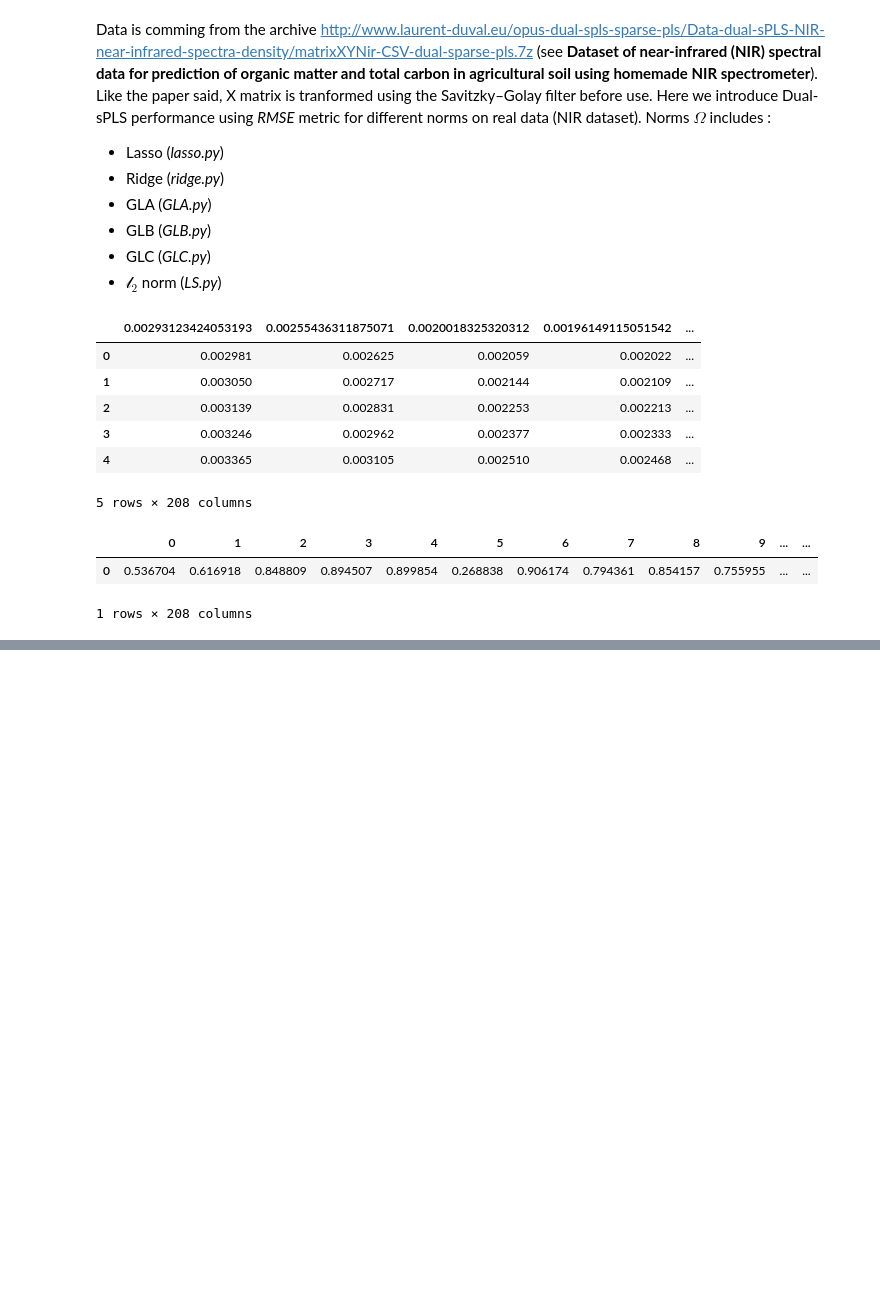
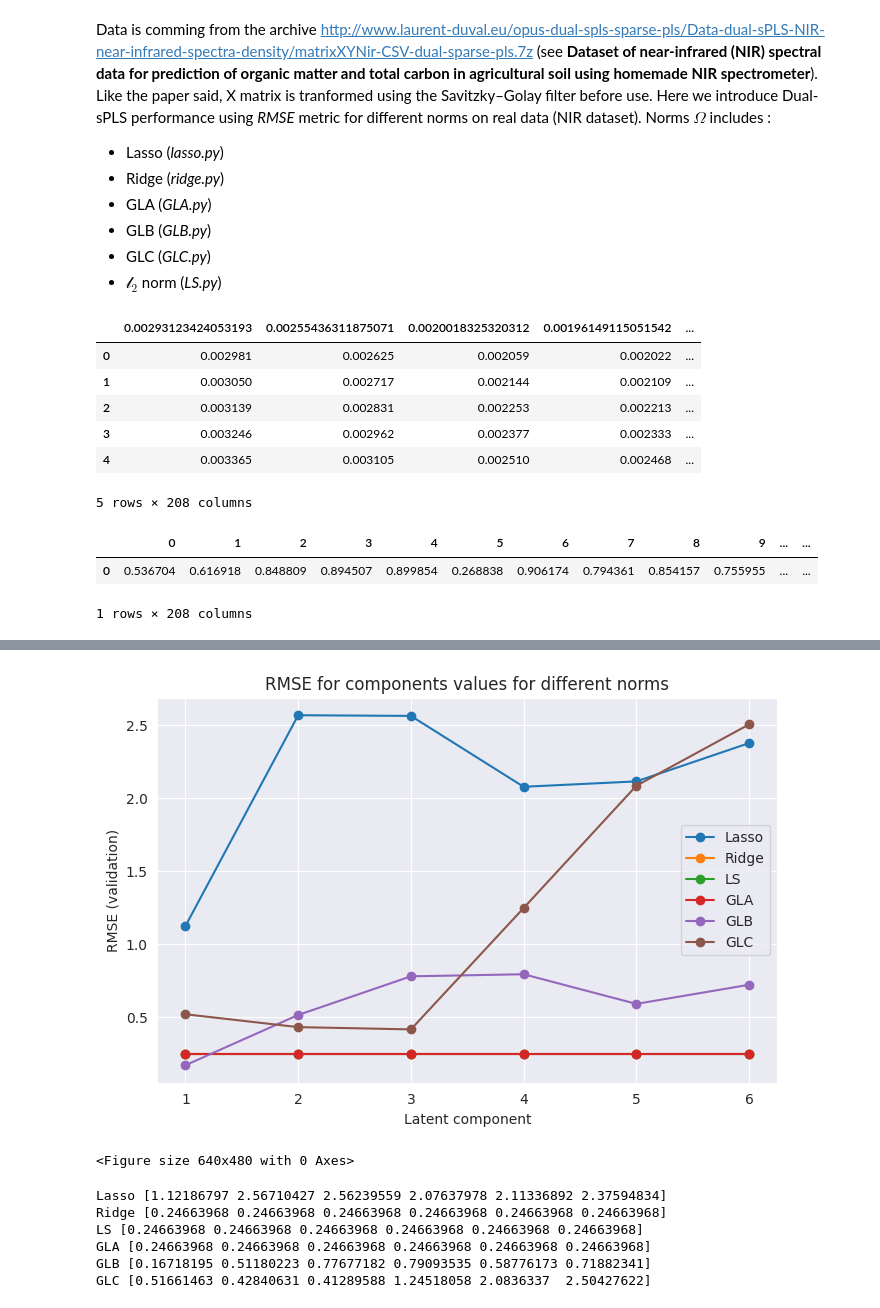
Before and after one commit to malerbe/Dual-sPLS, a Jupyter notebook: notebooks/real.ipynb, the cells around one changed output, grey strips where cells are left out. Drawn from its saved outputs; the diff is of its cells as text; code cells hidden in the pictures; blank space fills up the shorter version.

```diff
--- a/notebooks/real.ipynb
+++ b/notebooks/real.ipynb
@@ -107,9 +107,9 @@ indG = labels + 1  # 1-based groups vector
 # Sparsity params
 nG = indG.max()    # groups number. same for all GL*
 
-ppnu_grid = np.linspace(0.01, 1, 100)
+ppnu_grid = np.linspace(0.01, 1, 10)
 nu2_grid = np.logspace(-3, 1, 7)         # For Ridge
-gamma_grid = np.linspace(0.01, 1.0, 100)  # For GLC
+gamma_grid = np.linspace(0.01, 1.0, 10)  # For GLC
 # %%
 # Hyperparameter tunning using grid search and 5 fold cross - validation
 
@@ -309,17 +316,26 @@ ppnu_grid = np.linspace(0.01, 1, 100)
 nu2_grid = np.logspace(-3, 1, 7)          # For Ridge
 gamma_grid = np.linspace(0.01, 1.0, 100)  # For GLC
 
+results :
+
+Lasso | RMSE = 2.3059 | params = {'ppnu': np.float64(0.9500000000000001)}
+Ridge | RMSE = 0.2524 | params = {'ppnu': np.float64(1.0), 'nu2': np.float64(0.001)}
+LS    | RMSE = 0.2524 | params = {'ppnu': np.float64(1.0)}
+GLA   | RMSE = 0.2524 | params = {'ppnu': np.float64(0.01)}
+GLB   | RMSE = 0.6976 | params = {'ppnu': np.float64(0.99)}
+GLC   | RMSE = 0.5770 | params = {'ppnu': np.float64(1.0), 'gamma': np.float64(0.87)}
+
 Grids was dwarfed for computationnal time reasons"""
 
 params = { # From grid search
-    "Lasso": {"ppnu": 0.4},
-    "Ridge": {"ppnu": 0.5, "nu2": 0.1},
-    "LS":    {"ppnu": 0.5},
-    "GLA":   {"ppnu": np.repeat(0.4, nG)},
-    "GLB":   {"ppnu": np.repeat(0.4, nG)},
+    "Lasso": {"ppnu": 0.95},
+    "Ridge": {"ppnu": 1.0, "nu2": 0.001},
+    "LS":    {"ppnu": 1.0},
+    "GLA":   {"ppnu": np.repeat(0.2, nG)}, # 0.01
+    "GLB":   {"ppnu": np.repeat(0.99, nG)},
     "GLC":   {
-        "ppnu": np.repeat(0.4, nG),
-        "gamma": np.repeat(1/nG, nG)
+                "ppnu": np.repeat(0.8, nG), # 1.0
+                "gamma": np.repeat(1.0 / nG, nG)
     }
 }
 
@@ -402,35 +386,47 @@ plt.show()
 # %%
 # RMSE from number of latent components for different norms
 
 rmse_curves = {}
 
 for name, model in models.items():
     rmse = []
     for k in range(n_comp):
         Bk = model["Bhat"][:, k]
         intercept = model["intercept"][k]
         y_pred = (X - model["Xmean"]) @ Bk + intercept
         rmse.append(np.sqrt(mean_squared_error(y, y_pred)))
     rmse_curves[name] = np.array(rmse)
 
 
 plt.figure(figsize=(8,5))
 
 for name, rmse in rmse_curves.items():
     plt.plot(
         range(1, n_comp+1),
         rmse,
         marker="o",
         label=name
     )
 
-plt.xlabel("Number of latent components")
-plt.ylabel("RMSE")
-plt.title("Dual-sPLS – RMSE vs latent components")
+plt.xlabel("Latent component")
+plt.ylabel("RMSE (validation)")
+plt.title("RMSE for components values for different norms")
 plt.legend()
-plt.grid(alpha=0.3)
+plt.show()
 plt.tight_layout()
 plt.show()
+
+for name, rmse in rmse_curves.items():
+    print(name, rmse)
+# %% [output]
+[figure, added]
+<Figure size 640x480 with 0 Axes>
+Lasso [1.12186797 2.56710427 2.56239559 2.07637978 2.11336892 2.37594834]
+Ridge [0.24663968 0.24663968 0.24663968 0.24663968 0.24663968 0.24663968]
+LS [0.24663968 0.24663968 0.24663968 0.24663968 0.24663968 0.24663968]
+GLA [0.24663968 0.24663968 0.24663968 0.24663968 0.24663968 0.24663968]
+GLB [0.16718195 0.51180223 0.77677182 0.79093535 0.58776173 0.71882341]
+GLC [0.51661463 0.42840631 0.41289588 1.24518058 2.0836337  2.50427622]
 # %%
 # Coefficients of the regression for all norms
 
```
Also changed, not shown: parts of 5 cells of this notebook.
